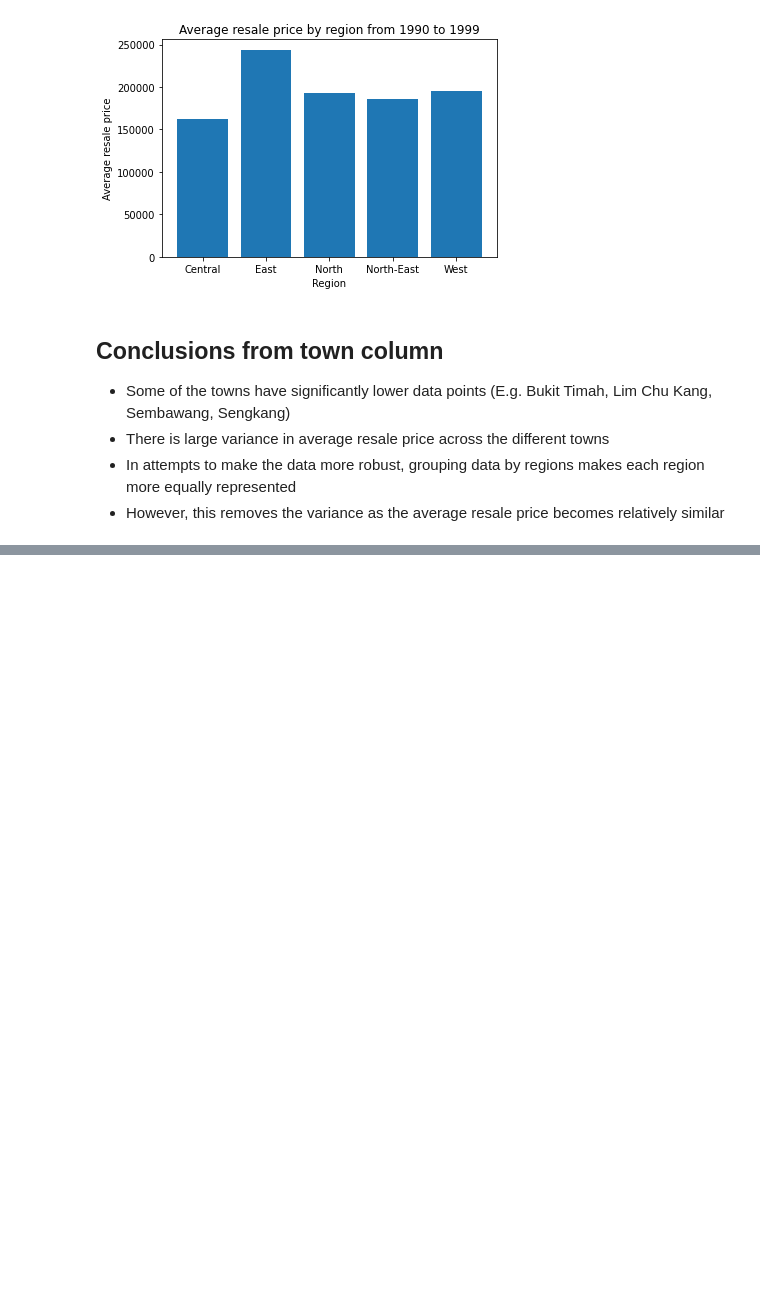
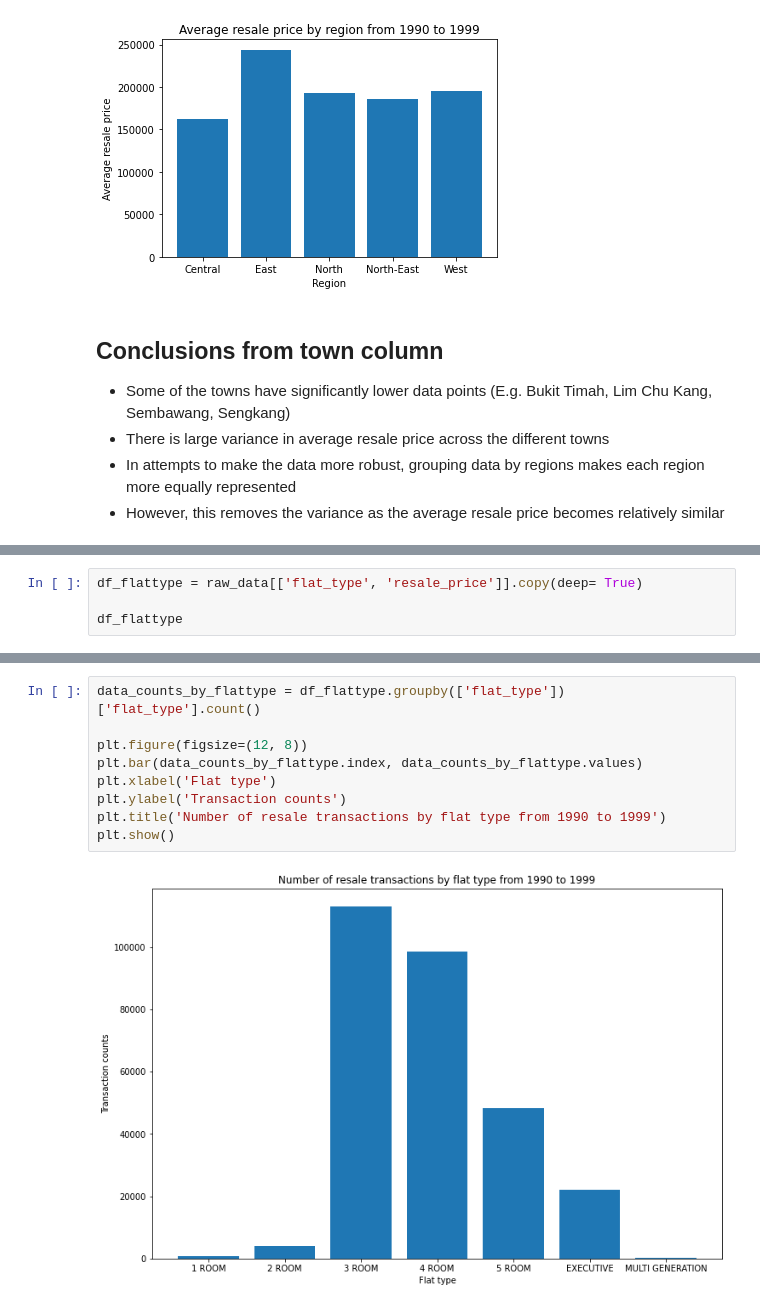
Before and after one commit to Zheng-Xuan/Singapore-resale-flat-price-prediction, a Jupyter notebook: EDA.ipynb, the cells around one changed output, grey strips where cells are left out. Saved outputs shown, nothing was run; the diff lists cells and outputs as text; blank space fills up the shorter version.

Commit message:
explore flattype column

```diff
--- a/EDA.ipynb
+++ b/EDA.ipynb
@@ -280,0 +283,4 @@ plt.show()
+# %%
+df_flattype = raw_data[['flat_type', 'resale_price']].copy(deep= True)
+
+df_flattype
@@ -280,0 +301,11 @@ plt.show()
+# %%
+data_counts_by_flattype = df_flattype.groupby(['flat_type'])['flat_type'].count()
+
+plt.figure(figsize=(12, 8))
+plt.bar(data_counts_by_flattype.index, data_counts_by_flattype.values)
+plt.xlabel('Flat type')
+plt.ylabel('Transaction counts')
+plt.title('Number of resale transactions by flat type from 1990 to 1999')
+plt.show()
+# %% [output]
+[figure, added]
```
Also changed, not shown: parts of 4 cells of this notebook, 1 other file.
